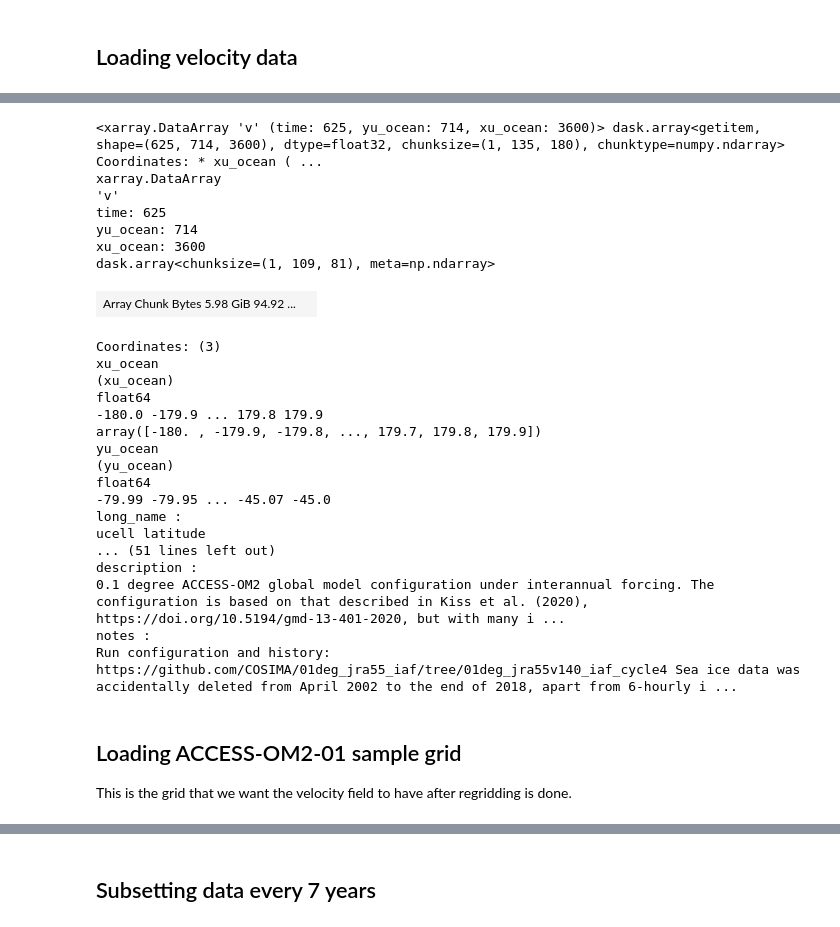
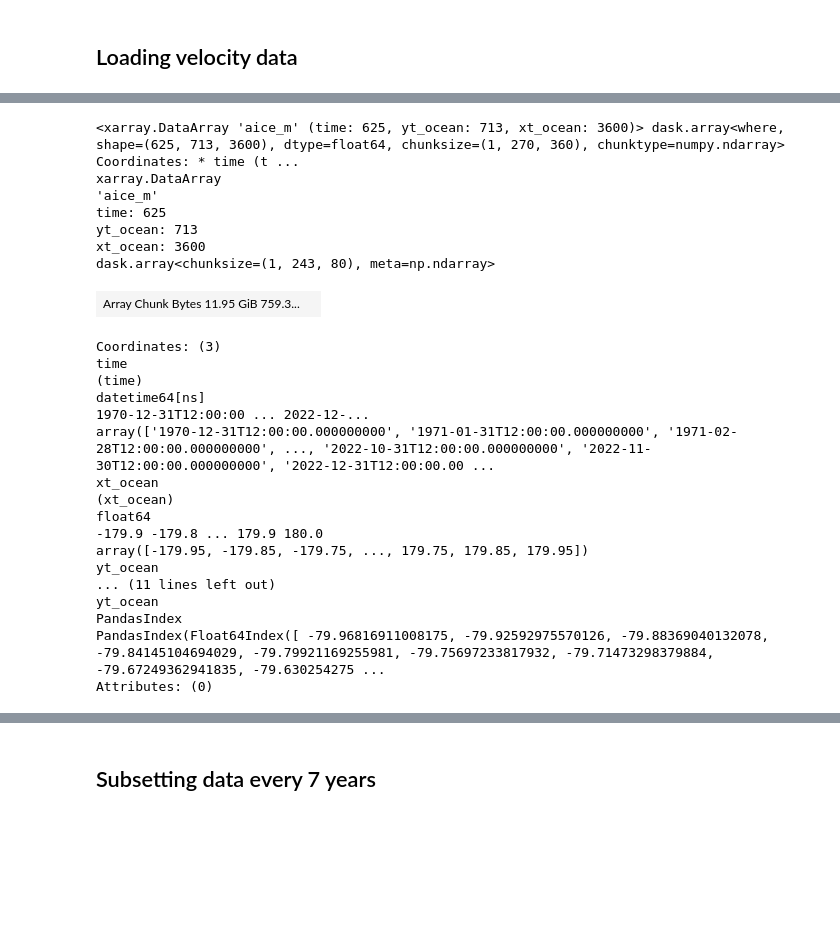
Before and after one commit to lidefi87/Crabeater_Distribution_East_Antarctica, a Jupyter notebook: Scripts/02_Env_data/ACCESS-OM2-01/02e_LongTerm_SeaIce.ipynb, the cells around one changed output, grey strips where cells are left out. Saved outputs shown, nothing was run; the diff lists cells and outputs as text; code cells hidden in the pictures; blank space fills up the shorter version.

```diff
--- a/Scripts/02_Env_data/ACCESS-OM2-01/02e_LongTerm_SeaIce.ipynb
+++ b/Scripts/02_Env_data/ACCESS-OM2-01/02e_LongTerm_SeaIce.ipynb
@@ -39,14 +38,14 @@ client
 # Defining dictionary of useful variables
 In this dictionary we will define a variables that will be used multiple times throughout this notebook to avoid repetition. It will mostly contain paths to folders where intermediate or final outputs will be stored.
 # %%
-varDict = {'var_mod': 'v',
+varDict = {'var_mod': 'aice_m',
            #We will use cycle 4, which has an extension run until Dec 2022
            'exp': '01deg_jra55v140_iaf_cycle4',
            'exp_ext': '01deg_jra55v140_iaf_cycle4_jra55v150_extension',
            #Frequency of data
            'freq': '1 monthly',
            #Folder where regridded data will be stored
-           'out_folder': '/g/data/v45/la6889/Chapter2_Crabeaters/Velocity_Fields/Meridional_Vel/'}
+           'out_folder': '/g/data/v45/la6889/Chapter2_Crabeaters/SeaIce/LongTerm_PackIce/'}
 # %% [markdown]
 # Accessing ACCESS-OM2-01 data
 # %% [markdown]
@@ -63,22 +62,22 @@ session = cc.database.create_session()
 ## Loading velocity data
 # %%
 #Loading data from fourth cycle (1958 to 2018)
-var_vel = uf.getACCESSdata_SO(varDict['var_mod'], '1971-01', '2019-01',
+var_ice = uf.getACCESSdata_SO(varDict['var_mod'], '1971-01', '2019-01',
                               freq = varDict['freq'], ses = session, minlat = -80,
-                              exp = varDict['exp'])
+                              exp = varDict['exp'], ice_data = True)
 
 #Loading data from fourth cycle extension (2019 to 2022)
-var_vel_ext = uf.getACCESSdata_SO(varDict['var_mod'], '2019-01', '2023-01',
+var_ice_ext = uf.getACCESSdata_SO(varDict['var_mod'], '2019-01', '2023-01',
                               freq = varDict['freq'], ses = session, minlat = -80,
-                              exp = varDict['exp_ext'])
+                              exp = varDict['exp_ext'], ice_data = True)
 
 #Concatenating both data arrays into one
-var_vel = xr.concat([var_vel, var_vel_ext], dim = 'time')
-var_vel = uf.corrlong(var_vel)
+var_ice = xr.concat([var_ice, var_ice_ext], dim = 'time')
+var_ice = uf.corrlong(var_ice)
 
 #Removing variable merged (and now duplicated)
-del var_vel_ext
+del var_ice_ext
 
 #Checking results
-var_vel
+var_ice
 # %% [output]
@@ -114,35 +116,31 @@ For some ocean variables, we need to subset data to extract surface values or bo
 # %%
-#Selecting the first depth available in the model (i.e. surface layer)
-var_vel_surf = var_vel.isel(st_ocean = 0).squeeze().drop('st_ocean')
-
-#Checking results - dataset has three dimensions instead of the original four
-var_vel_surf
+#Assigning a value of 1 when SIC condition is met
+pack_ice = xr.where(var_ice >= 0.85, 1, 0).where(~np.isnan(var_ice))
+#Checking results
+pack_ice
 # %% [output]
-<xarray.DataArray 'v' (time: 625, yu_ocean: 714, xu_ocean: 3600)> dask.array<getitem, shape=(625, 714, 3600), dtype=float32, chunksize=(1, 135, 180), chunktype=numpy.ndarray> Coordinates: * xu_ocean ( ...
+<xarray.DataArray 'aice_m' (time: 625, yt_ocean: 713, xt_ocean: 3600)> dask.array<where, shape=(625, 713, 3600), dtype=float64, chunksize=(1, 270, 360), chunktype=numpy.ndarray> Coordinates: * time (t ...
 xarray.DataArray
-'v'
+'aice_m'
 time: 625
-yu_ocean: 714
-xu_ocean: 3600
-dask.array<chunksize=(1, 109, 81), meta=np.ndarray>
+yt_ocean: 713
+xt_ocean: 3600
+dask.array<chunksize=(1, 243, 80), meta=np.ndarray>
-| Array Chunk Bytes 5.98 GiB 94.92 ... |  |
+| Array Chunk Bytes 11.95 GiB 759.3... |  |
 Coordinates: (3)
-xu_ocean
-(xu_ocean)
+time
+(time)
+datetime64[ns]
+1970-12-31T12:00:00 ... 2022-12-...
+array(['1970-12-31T12:00:00.000000000', '1971-01-31T12:00:00.000000000', '1971-02-28T12:00:00.000000000', ..., '2022-10-31T12:00:00.000000000', '2022-11-30T12:00:00.000000000', '2022-12-31T12:00:00.00 ...
+xt_ocean
+(xt_ocean)
 float64
--180.0 -179.9 ... 179.8 179.9
-array([-180. , -179.9, -179.8, ..., 179.7, 179.8, 179.9])
-yu_ocean
-(yu_ocean)
-float64
--79.99 -79.95 ... -45.07 -45.0
-long_name :
-ucell latitude
-... (51 lines left out)
-description :
-0.1 degree ACCESS-OM2 global model configuration under interannual forcing. The configuration is based on that described in Kiss et al. (2020), https://doi.org/10.5194/gmd-13-401-2020, but with many i ...
-notes :
-Run configuration and history: https://github.com/COSIMA/01deg_jra55_iaf/tree/01deg_jra55v140_iaf_cycle4 Sea ice data was accidentally deleted from April 2002 to the end of 2018, apart from 6-hourly i ...
+-179.9 -179.8 ... 179.9 180.0
+array([-179.95, -179.85, -179.75, ..., 179.75, 179.85, 179.95])
+yt_ocean
+... (11 lines left out)
+yt_ocean
+PandasIndex
+PandasIndex(Float64Index([ -79.96816911008175, -79.92592975570126, -79.88369040132078, -79.84145104694029, -79.79921169255981, -79.75697233817932, -79.71473298379884, -79.67249362941835, -79.630254275 ...
+Attributes: (0)
-# %% [markdown]
-## Loading ACCESS-OM2-01 sample grid
-This is the grid that we want the velocity field to have after regridding is done.
```
Also changed, not shown: parts of 17 cells of this notebook, 2 other files.
